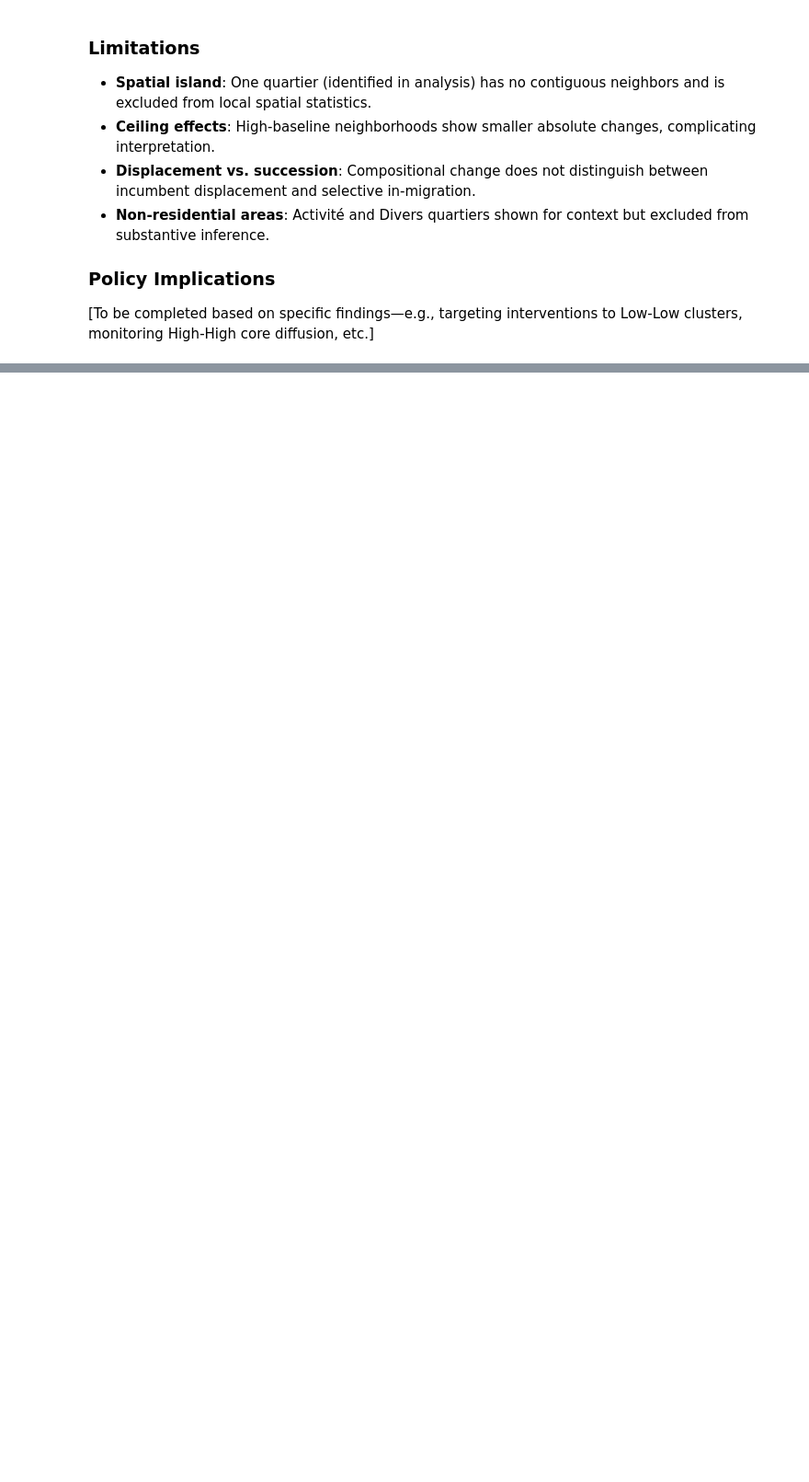
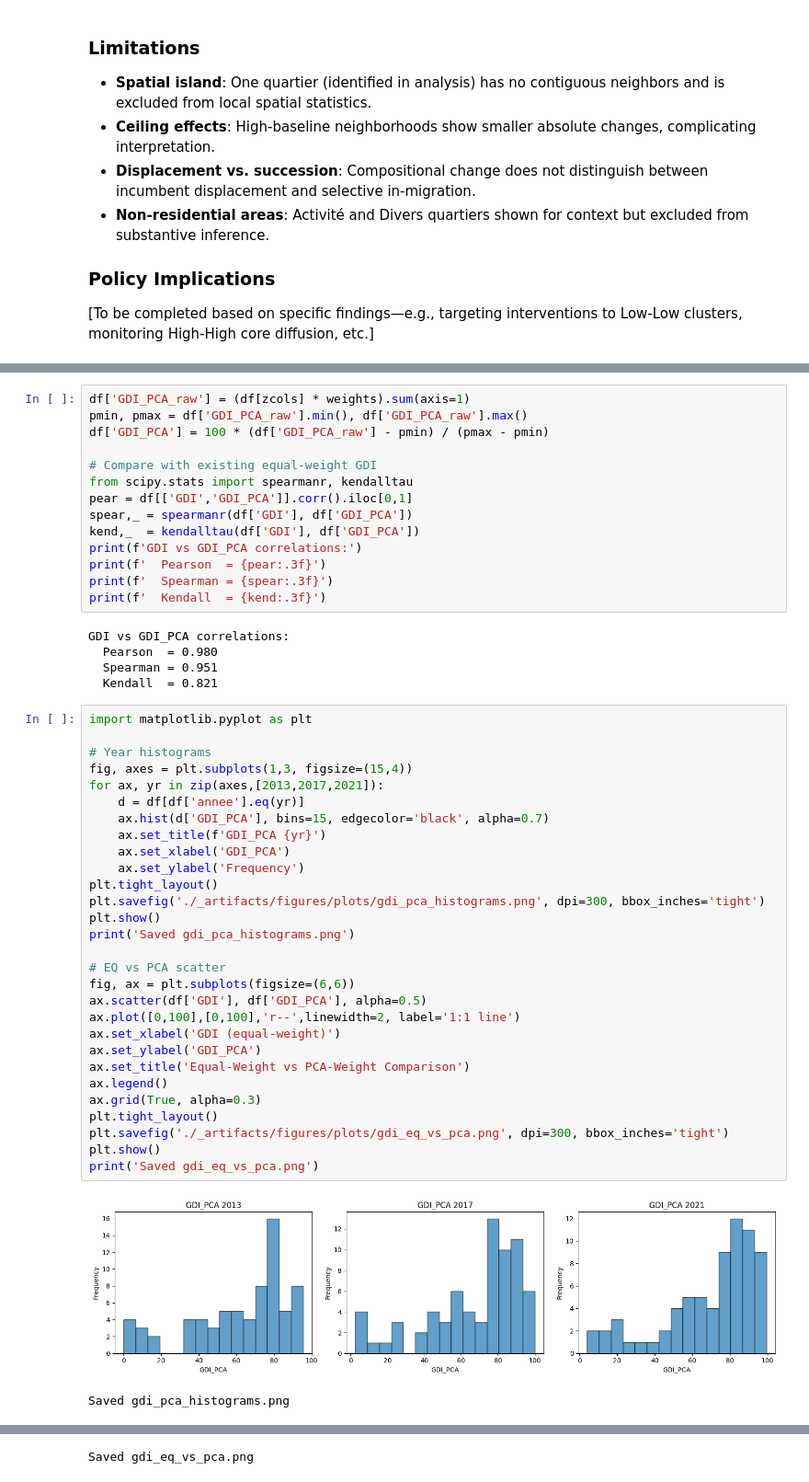
Before and after one commit to jdgruben/thesis, a Jupyter notebook: notebooks/02_GDI_Implementation.ipynb, the cells around one changed output, grey strips where cells are left out. Shown at 92% size. Saved outputs shown, nothing was run; the diff lists cells and outputs as text; blank space fills up the shorter version.

```diff
--- a/notebooks/02_GDI_Implementation.ipynb
+++ b/notebooks/02_GDI_Implementation.ipynb
@@ -900,0 +947,51 @@ z_pct_bac_sup            0.827         0.831          1.000
+# %%
+df['GDI_PCA_raw'] = (df[zcols] * weights).sum(axis=1)
+pmin, pmax = df['GDI_PCA_raw'].min(), df['GDI_PCA_raw'].max()
+df['GDI_PCA'] = 100 * (df['GDI_PCA_raw'] - pmin) / (pmax - pmin)
+
+# Compare with existing equal-weight GDI
+from scipy.stats import spearmanr, kendalltau
+pear = df[['GDI','GDI_PCA']].corr().iloc[0,1]
+spear,_ = spearmanr(df['GDI'], df['GDI_PCA'])
+kend,_  = kendalltau(df['GDI'], df['GDI_PCA'])
+print(f'GDI vs GDI_PCA correlations:')
+print(f'  Pearson  = {pear:.3f}')
+print(f'  Spearman = {spear:.3f}')
+print(f'  Kendall  = {kend:.3f}')
+# %% [output]
+GDI vs GDI_PCA correlations:
+  Pearson  = 0.980
+  Spearman = 0.951
+  Kendall  = 0.821
+# %%
+import matplotlib.pyplot as plt
+
+# Year histograms
+fig, axes = plt.subplots(1,3, figsize=(15,4))
+for ax, yr in zip(axes,[2013,2017,2021]):
+    d = df[df['annee'].eq(yr)]
+    ax.hist(d['GDI_PCA'], bins=15, edgecolor='black', alpha=0.7)
+    ax.set_title(f'GDI_PCA {yr}')
+    ax.set_xlabel('GDI_PCA')
+    ax.set_ylabel('Frequency')
+plt.tight_layout()
+plt.savefig('./_artifacts/figures/plots/gdi_pca_histograms.png', dpi=300, bbox_inches='tight')
+plt.show()
+print('Saved gdi_pca_histograms.png')
+
+# EQ vs PCA scatter
+fig, ax = plt.subplots(figsize=(6,6))
+ax.scatter(df['GDI'], df['GDI_PCA'], alpha=0.5)
+ax.plot([0,100],[0,100],'r--',linewidth=2, label='1:1 line')
+ax.set_xlabel('GDI (equal-weight)')
+ax.set_ylabel('GDI_PCA')
+ax.set_title('Equal-Weight vs PCA-Weight Comparison')
+ax.legend()
+ax.grid(True, alpha=0.3)
+plt.tight_layout()
+plt.savefig('./_artifacts/figures/plots/gdi_eq_vs_pca.png', dpi=300, bbox_inches='tight')
+plt.show()
+print('Saved gdi_eq_vs_pca.png')
+# %% [output]
+[figure, added]
+Saved gdi_pca_histograms.png
@@ -900,0 +999 @@ z_pct_bac_sup            0.827         0.831          1.000
+Saved gdi_eq_vs_pca.png
```
Also changed, not shown: parts of 24 cells of this notebook, 1 other file.
